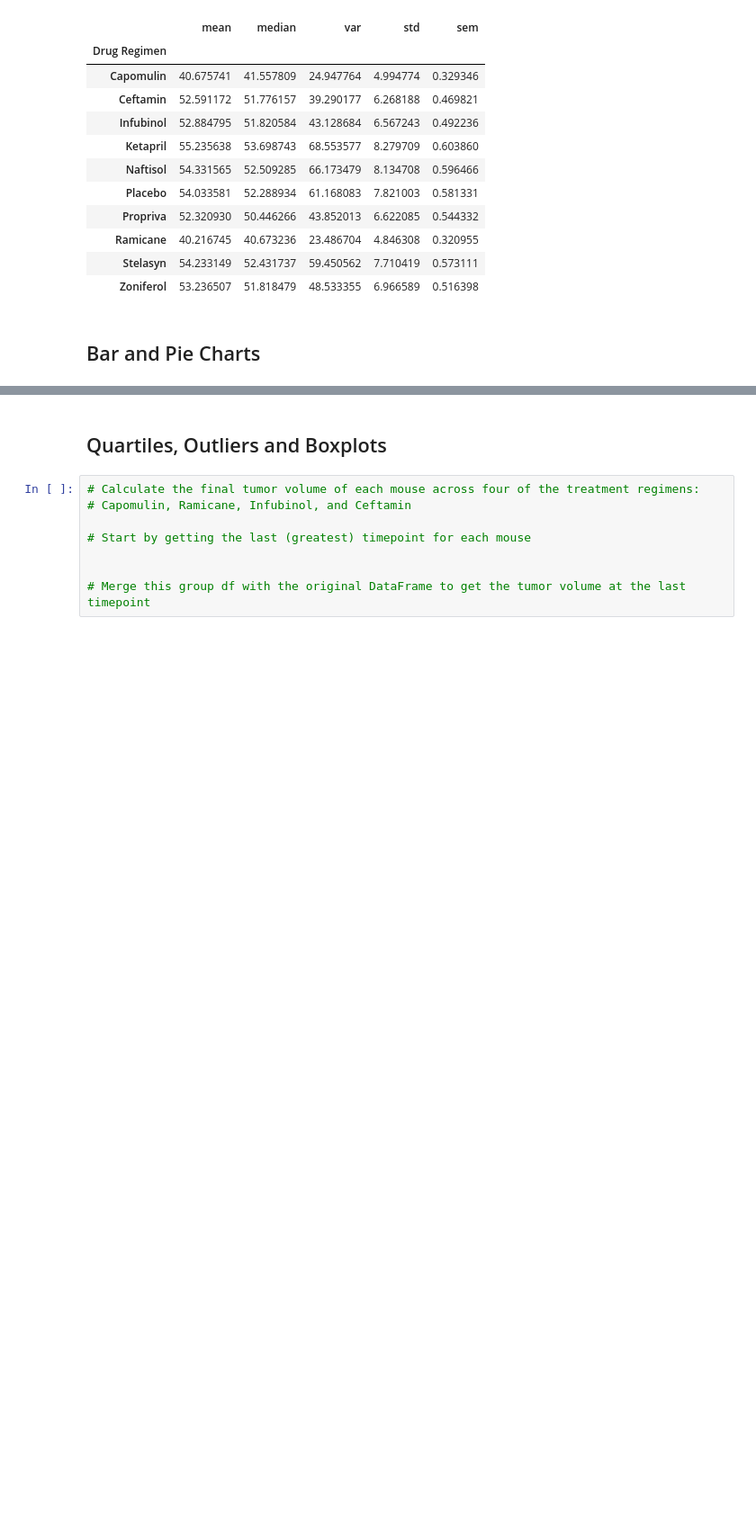
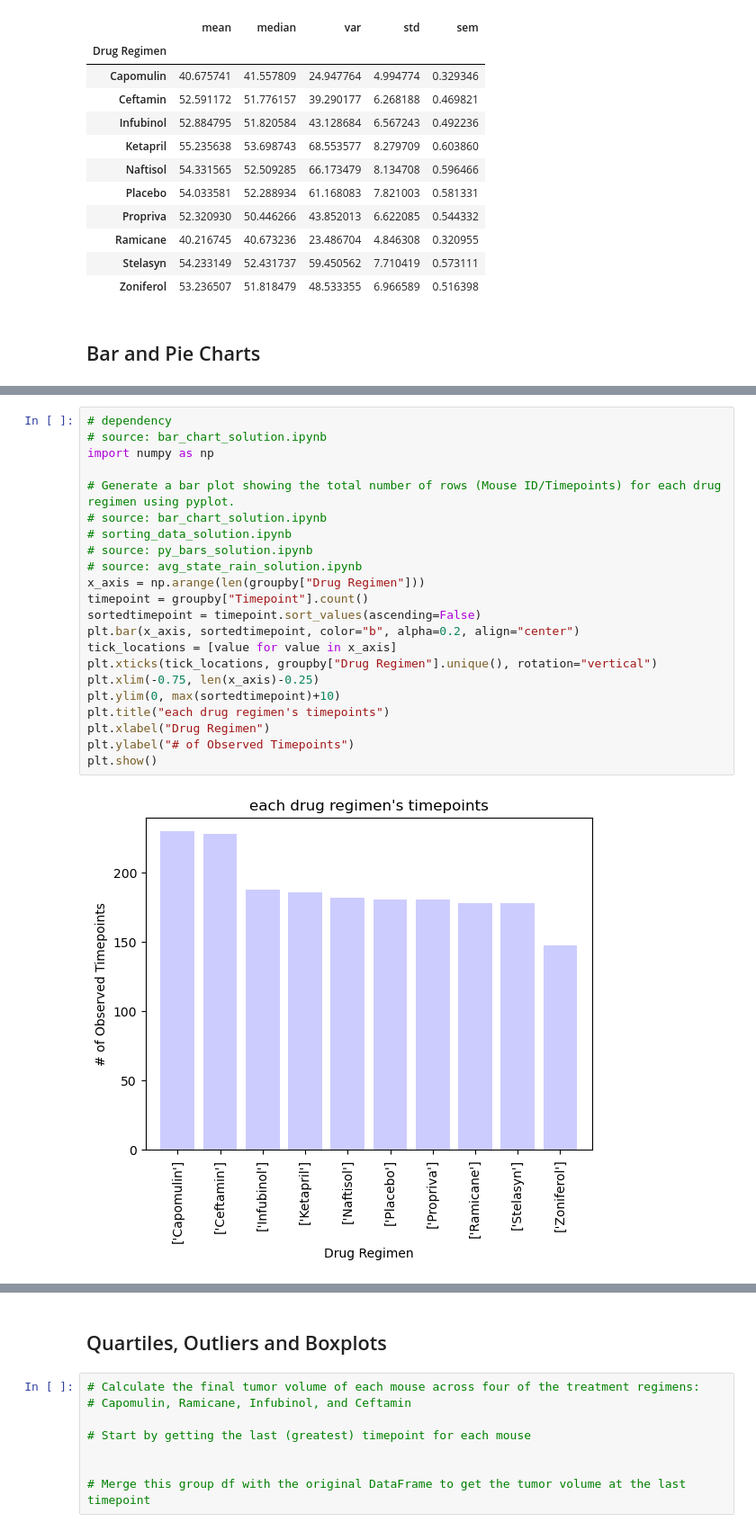
Before and after one commit to HanaDoubleU/matplotlib-challenge, a Jupyter notebook: Pymaceuticals/pymaceuticals_starter.ipynb, the cells around one changed output, grey strips where cells are left out. Shown at 90% size. Saved outputs shown, nothing was run; the diff lists cells and outputs as text; blank space fills up the shorter version.

```diff
--- a/Pymaceuticals/pymaceuticals_starter.ipynb
+++ b/Pymaceuticals/pymaceuticals_starter.ipynb
@@ -178,2 +187,26 @@ advancedmethod
+# %%
+# dependency
+# source: bar_chart_solution.ipynb
+import numpy as np
+
+# Generate a bar plot showing the total number of rows (Mouse ID/Timepoints) for each drug regimen using pyplot.
+# source: bar_chart_solution.ipynb
+# sorting_data_solution.ipynb
+# source: py_bars_solution.ipynb
+# source: avg_state_rain_solution.ipynb
+x_axis = np.arange(len(groupby["Drug Regimen"]))
+timepoint = groupby["Timepoint"].count()
+sortedtimepoint = timepoint.sort_values(ascending=False)
+plt.bar(x_axis, sortedtimepoint, color="b", alpha=0.2, align="center")
+tick_locations = [value for value in x_axis]
+plt.xticks(tick_locations, groupby["Drug Regimen"].unique(), rotation="vertical")
+plt.xlim(-0.75, len(x_axis)-0.25)
+plt.ylim(0, max(sortedtimepoint)+10)
+plt.title("each drug regimen's timepoints")
+plt.xlabel("Drug Regimen")
+plt.ylabel("# of Observed Timepoints")
+plt.show()
+# %% [output]
+[figure, added]
 # %%
 # Generate a pie chart, using Pandas, showing the distribution of unique female versus male mice used in the study
```
Also changed, not shown: parts of 7 cells of this notebook.
